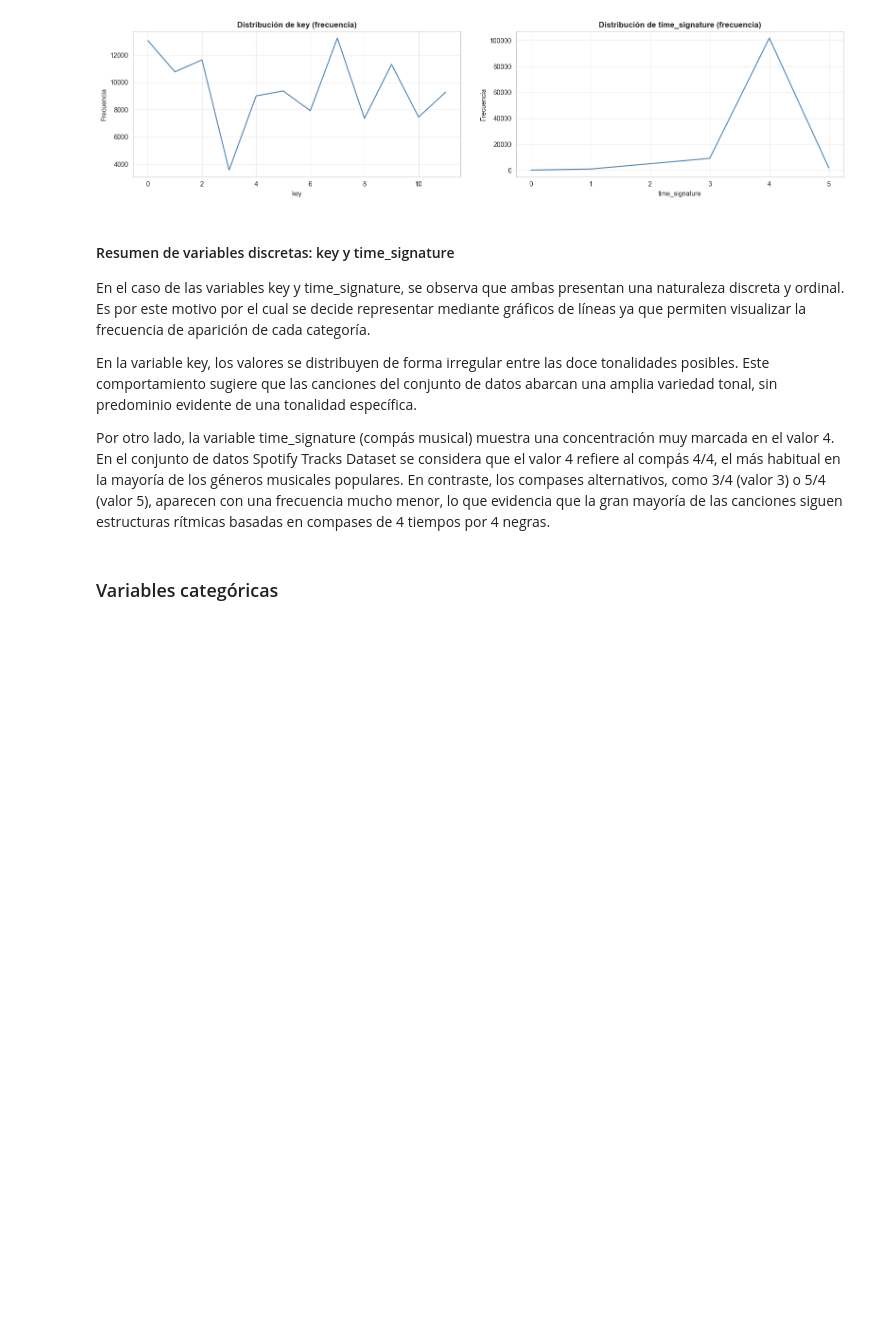
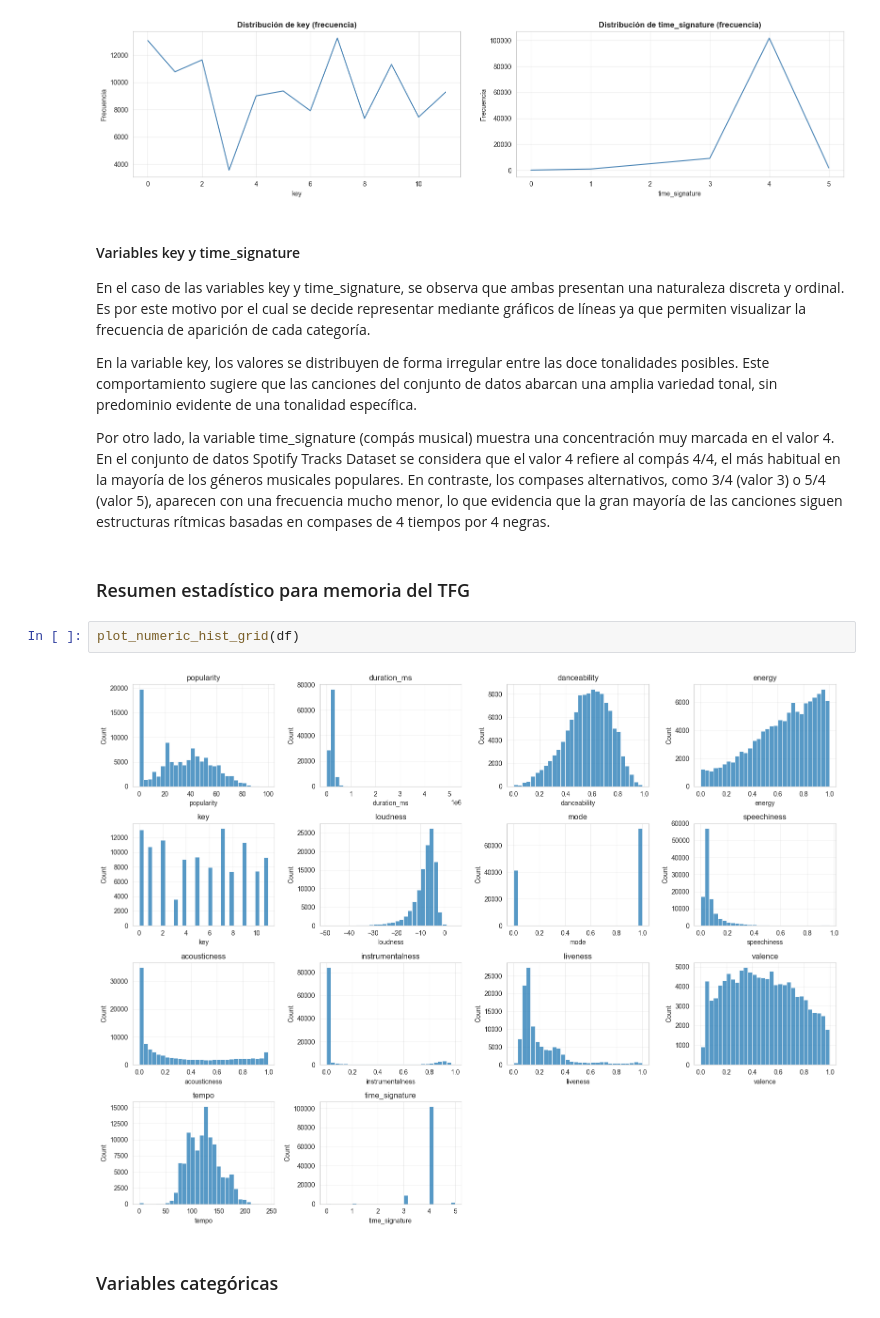
Before and after one commit to marcfernandezpereiraUOC/TFG, a Jupyter notebook: 01_exploracion.ipynb, the cells around one changed output. Drawn from its saved outputs; the diff is of its cells as text; blank space fills up the shorter version.

Commit message:
Mejorar la descripción de los datos numéricos. Añadir un gráfico resumen para la memoria del TFG.

```diff
--- a/01_exploracion.ipynb
+++ b/01_exploracion.ipynb
@@ -379,13 +379,19 @@ visualize_discrete_features(num_df, ['key', 'time_signature'])
 # %% [output]
 [figure]
 # %% [markdown]
-#### Resumen de variables discretas: key y time_signature
+#### Variables key y time_signature
 
 En el caso de las variables key y time_signature, se observa que ambas presentan una naturaleza discreta y ordinal. Es por este motivo por el cual se decide representar mediante gráficos de líneas ya que permiten visualizar la frecuencia de aparición de cada categoría.
 
 En la variable key, los valores se distribuyen de forma irregular entre las doce tonalidades posibles. Este comportamiento sugiere que las canciones del conjunto de datos abarcan una amplia variedad tonal, sin predominio evidente de una tonalidad específica.
 
 Por otro lado, la variable time_signature (compás musical) muestra una concentración muy marcada en el valor 4. En el conjunto de datos Spotify Tracks Dataset se considera que el valor 4 refiere al compás 4/4, el más habitual en la mayoría de los géneros musicales populares. En contraste, los compases alternativos, como 3/4 (valor 3) o 5/4 (valor 5), aparecen con una frecuencia mucho menor, lo que evidencia que la gran mayoría de las canciones siguen estructuras rítmicas basadas en compases de 4 tiempos por 4 negras.
+# %% [markdown]
+### Resumen estadístico para memoria del TFG
+# %%
+plot_numeric_hist_grid(df)
+# %% [output]
+[figure, added]
 # %% [markdown]
 ### Variables categóricas
 # %% [markdown]
```
Also changed, not shown: 1 other file.
